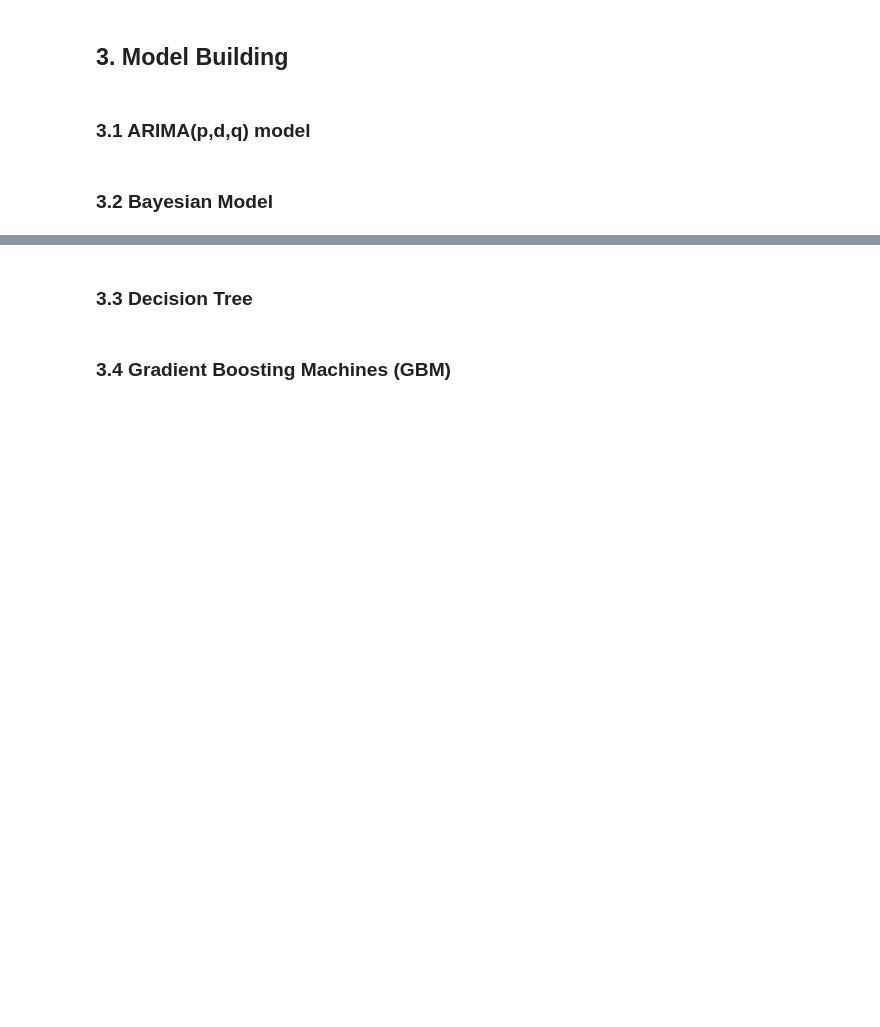
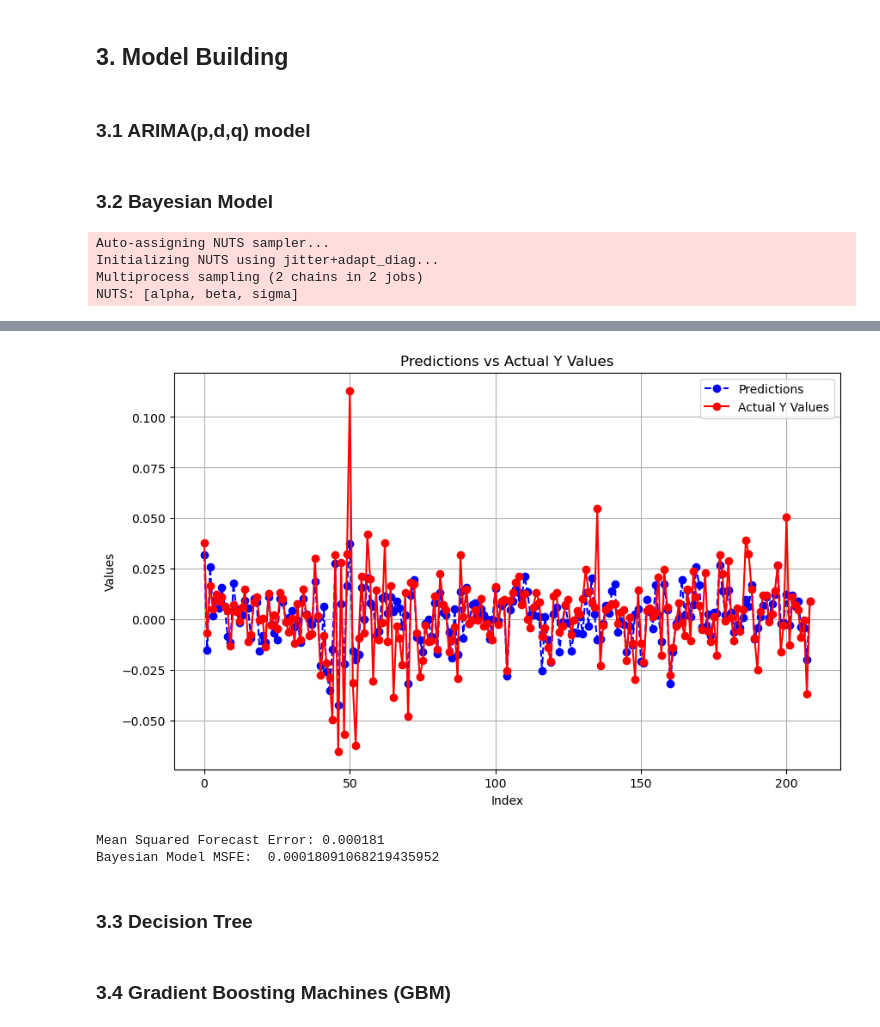
Before and after one commit to CynthiaShiyue/IDS789-Financial-Model-Project, a Jupyter notebook: final_report.ipynb, the cells around one changed output, grey strips where cells are left out. Cells and saved outputs as stored; diff of their text form; code cells hidden in the pictures; blank space fills up the shorter version.

```diff
--- a/final_report.ipynb
+++ b/final_report.ipynb
@@ -127,5 +136,14 @@ from model.lib import plot_predictions_vs_actual, msfe
 
 bay_predictions_df = bayesian_model(training_dataset, testing_dataset)
 
-bay_msfe=plot_predictions_vs_actual(bay_predictions_df, testing_dataset)
-print("Bayesian Model MSFE":bay_msfe)
+#plot
+plot_predictions_vs_actual(bay_predictions_df, testing_dataset)
+
+#MSFE
+bay_msfe=msfe(bay_predictions_df, testing_dataset)
+print("Bayesian Model MSFE: ", bay_msfe)
+# %% [output]
+Auto-assigning NUTS sampler...
+Initializing NUTS using jitter+adapt_diag...
+Multiprocess sampling (2 chains in 2 jobs)
+NUTS: [alpha, beta, sigma]
@@ -132,3 +154,6 @@ print("Bayesian Model MSFE":bay_msfe)
+[figure, added]
+Mean Squared Forecast Error: 0.000181
+Bayesian Model MSFE:  0.00018091068219435952
 # %% [markdown]
 ### 3.3 Decision Tree
 # %% [markdown]
```
Also changed, not shown: parts of 4 cells of this notebook, 1 other file.
